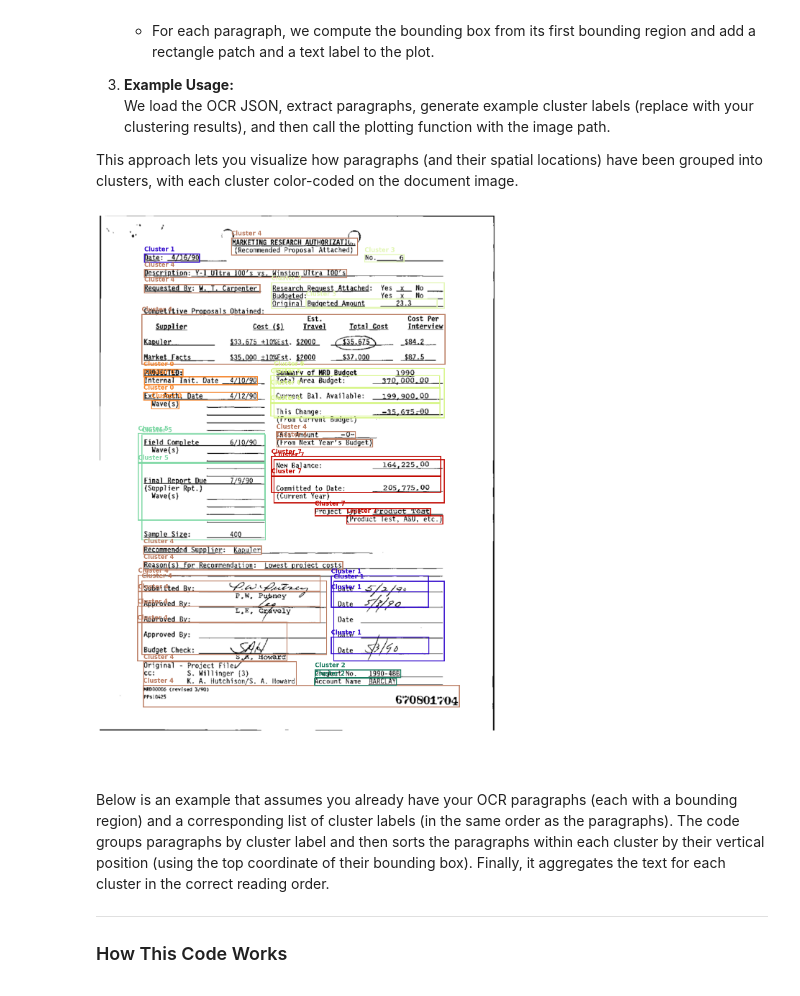
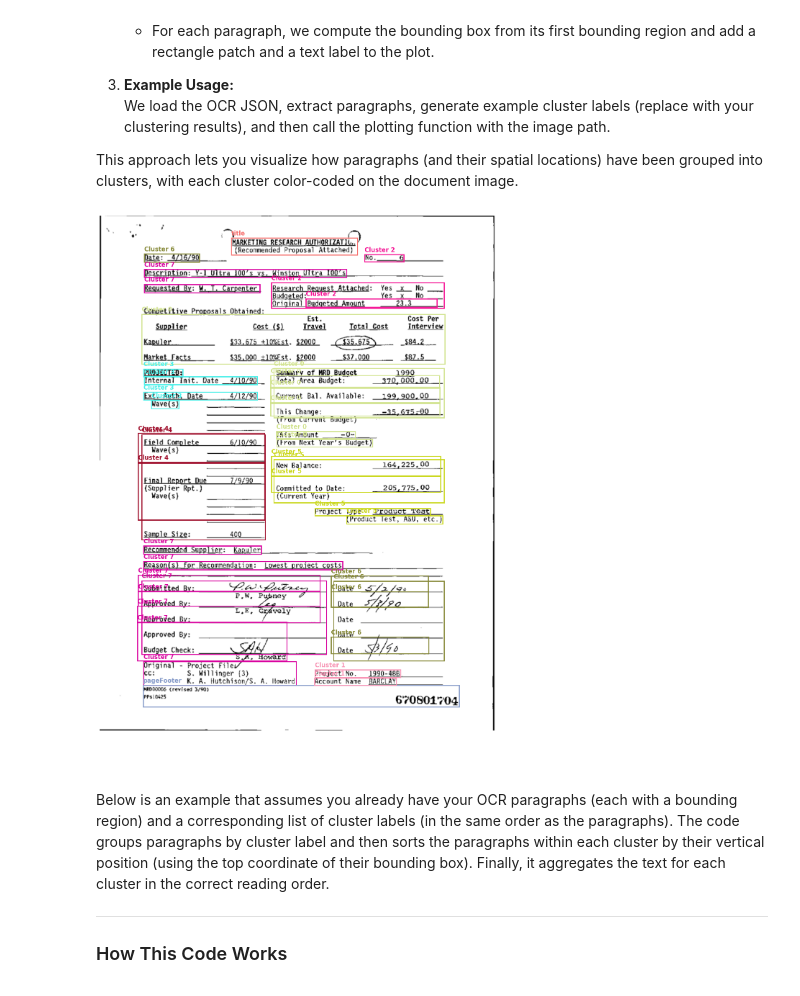
Before and after one commit to crcresearch/FUNSD, a Jupyter notebook: nbs/ocr_hierarchy_extract_new.ipynb, the cells around one changed output. Drawn from its saved outputs; the diff is of its cells as text; code cells hidden in the pictures.

Commit message:
Now extracting and paragraphs with roles (header/footer etc.) as their own cluster.

```diff
--- a/nbs/ocr_hierarchy_extract_new.ipynb
+++ b/nbs/ocr_hierarchy_extract_new.ipynb
@@ -889,7 +899,8 @@ def plot_paragraph_boxes(image_path, paragraphs, labels):
     paragraphs: a list of paragraph objects from OCR data.
       Each paragraph is assumed to have a 'boundingRegions' key containing a list of regions,
       and we use the first region's 'polygon' to compute the bounding box.
-    labels: a list of cluster labels corresponding to each paragraph.
+    labels: a dictionary of cluster labels corresponding to each paragraph,
+            format {pid: {'label': 6, 'name': 'Cluster 6'}
     """
     # Read the image (OpenCV reads as BGR)
     img = cv2.imread(image_path)
@@ -906,7 +917,7 @@ def plot_paragraph_boxes(image_path, paragraphs, labels):
 
     # Generate a color map for clusters. We'll create one color per unique label.
     # labels is now a dict
-    unique_labels = sorted(set(list(labels.values())))
+    unique_labels = sorted(set([value["label"] for value in labels.values()]))
     cmap = {}
     for lbl in unique_labels:
         # Random color: you can also use a predefined colormap.
@@ -919,7 +930,11 @@ def plot_paragraph_boxes(image_path, paragraphs, labels):
             continue
 
         # get label from labels dict by paragraph id
-        lbl = labels[para.get("id", -1)]
+        pid = int(para.get("id", -1))
+        if pid < 0:
+            continue
+        lbl = labels[pid]["label"]
+        name = labels[pid]["name"]
 
         #print(para)
         brs = para.get("boundingRegions", [])
@@ -939,35 +954,35 @@ def plot_paragraph_boxes(image_path, paragraphs, labels):
         # Create a rectangle patch with the cluster color.
         rect = patches.Rectangle((x_min, y_min), width, height, linewidth=2,
                                  edgecolor=cmap[lbl], facecolor='none')
         ax.add_patch(rect)
         # Optionally, add the cluster label as text
-        ax.text(x_min, y_min - 5, f"Cluster {lbl}", color=cmap[lbl],
+        ax.text(x_min, y_min - 5, name, color=cmap[lbl],
                 fontsize=12, weight='bold')
 
     ax.axis("off")
     plt.tight_layout()
     plt.show()
 
 # Example usage:
 # Load OCR data (assumed to be a dictionary from your OCR JSON)
 #with open("ocr_output.json", "r", encoding="utf-8") as f:
 #    ocr_data = json.load(f)
 
 # Extract paragraphs from OCR data. (This assumes a similar structure as provided.)
 paragraphs = ocr_data.get("paragraphs", [])
 
 # For demonstration, let's assume you have computed cluster labels for each paragraph.
 # For instance, here we assign a random cluster label (in practice, use your clustering results).
 #np.random.seed(42)
 #labels = [np.random.randint(0, 5) for _ in range(len(paragraphs))]
 
 # Path to your document image
 image_path = '../datasets/FUNSD/training_data/images/0001463282.png'
 
 # Plot the bounding boxes with cluster labels.
 plot_paragraph_boxes(image_path, paragraphs, cluster_labels)
 # %% [output]
-[figure, old version]
+[figure, new version]
 # %% [markdown]
 Below is an example that assumes you already have your OCR paragraphs (each with a bounding region) and a corresponding list of cluster labels (in the same order as the paragraphs). The code groups paragraphs by cluster label and then sorts the paragraphs within each cluster by their vertical position (using the top coordinate of their bounding box). Finally, it aggregates the text for each cluster in the correct reading order.
 
```
Also changed, not shown: parts of 1 cell of this notebook.
